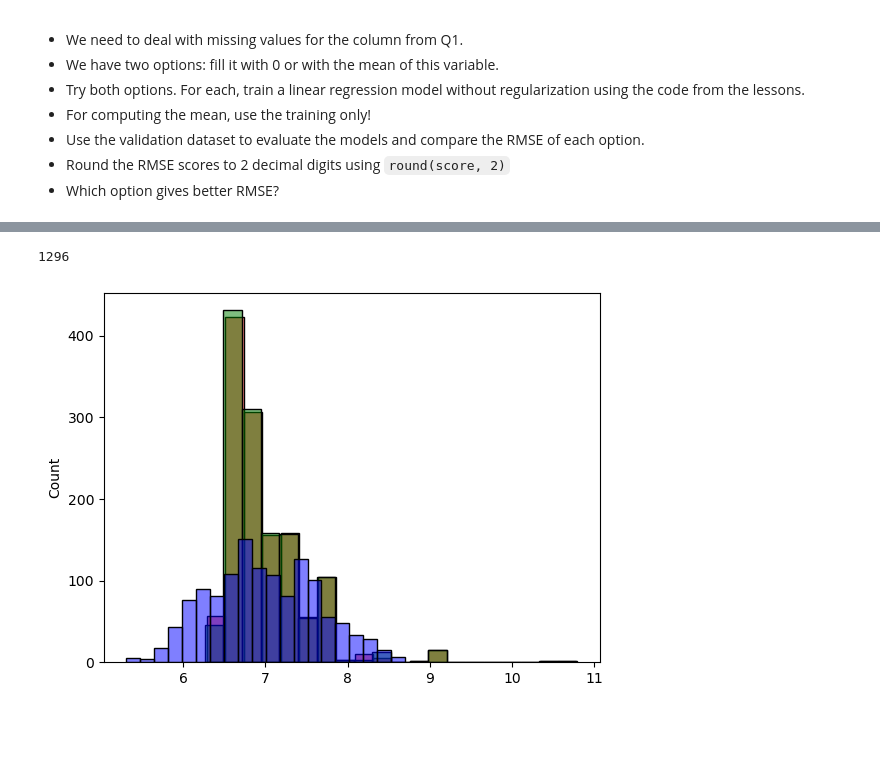
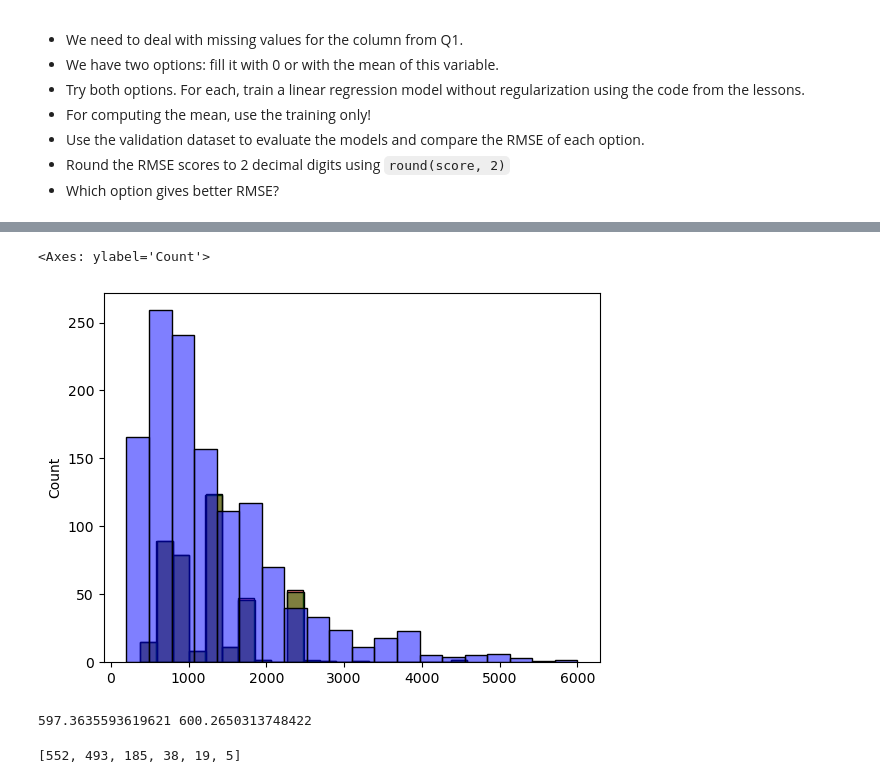
Before and after one commit to mathrick96/machine-learning-zoomcamp-homework, a Jupyter notebook: 02-regression/homework.ipynb, the cells around one changed output, grey strips where cells are left out. Cells and saved outputs as stored; diff of their text form; code cells hidden in the pictures; blank space fills up the shorter version.

```diff
--- a/02-regression/homework.ipynb
+++ b/02-regression/homework.ipynb
@@ -158,9 +158,13 @@ df_train
 | 1295 | 16 | 512 | 14.0 | 1056.00 |
 1296 rows × 4 columns
 # %%
-y_train = np.log1p(df_train.final_price.values)
-y_val = np.log1p(df_val.final_price.values)
-y_test = np.log1p(df_test.final_price.values)
+#y_train = np.log1p(df_train.final_price.values)
+#y_val = np.log1p(df_val.final_price.values)
+#y_test = np.log1p(df_test.final_price.values)
+
+y_train = (df_train.final_price.values)
+y_val = (df_val.final_price.values)
+y_test = (df_test.final_price.values)
 # %%
 df_train
 # %% [output]
@@ -228,14 +226,12 @@ w0_0, w_0 = train_linear_regression(df_train_0, y_train)
 w0_m, w_m = train_linear_regression(df_train_m, y_train)
 
 
-y_pred_0 = w0_0 + df_train_0.dot(w_0)
-y_pred_m = w0_m + df_train_m.dot(w_m)
+y_pred_0 = w0_0 + df_val_0.dot(w_0)
+y_pred_m = w0_m + df_val_m.dot(w_m)
 # %%
 sns.histplot(y_pred_0, color='red', alpha=0.5, bins=20)
 sns.histplot(y_pred_m, color='green', alpha=0.5, bins=20)
 sns.histplot(y_train, color='blue', alpha=0.5, bins=20)
-
-len(y_pred_m)
 # %% [output]
-1296
+<Axes: ylabel='Count'>
-[figure, old version]
+[figure, new version]
@@ -242,2 +241,13 @@ len(y_pred_m)
+# %%
+rmse_0 = rmse(y_pred_0, y_val)
+rmse_m = rmse(y_pred_m, y_val)
+
+print(rmse_0, rmse_m)
+# %% [output]
+597.3635593619621 600.2650313748422
+# %%
+list(df_train_0['ram'].value_counts().head(6))
+# %% [output]
+[552, 493, 185, 38, 19, 5]
 # %%
 ## TRY 1 HOT ENCODING THE CATEGORICAL VALUES
```
Also changed, not shown: parts of 13 cells of this notebook.
